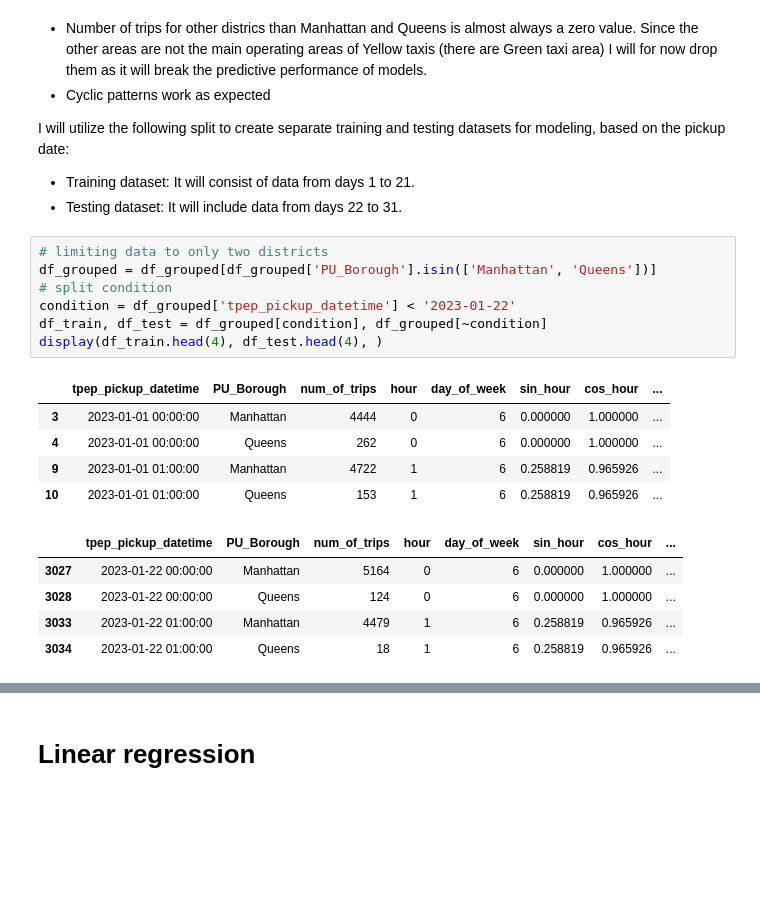
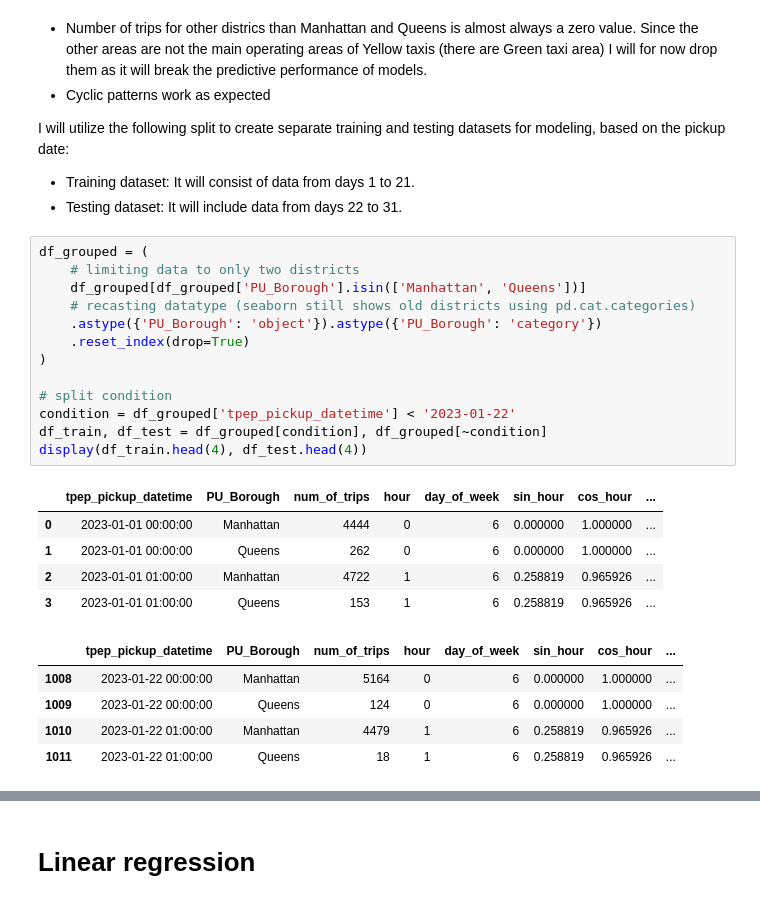
Before and after one commit to CptQuak/taxi, a Jupyter notebook: modeling/number_of_trips.ipynb, the cells around one changed output, grey strips where cells are left out. Drawn from its saved outputs; the diff is of its cells as text; blank space fills up the shorter version.

```diff
--- a/modeling/number_of_trips.ipynb
+++ b/modeling/number_of_trips.ipynb
@@ -110,20 +113,26 @@ I will utilize the following split to create separate training and testing datas
 - Training dataset: It will consist of data from days 1 to 21.
 - Testing dataset: It will include data from days 22 to 31.
 # %%
-# limiting data to only two districts
-df_grouped = df_grouped[df_grouped['PU_Borough'].isin(['Manhattan', 'Queens'])]
+df_grouped = (
+    # limiting data to only two districts
+    df_grouped[df_grouped['PU_Borough'].isin(['Manhattan', 'Queens'])]
+    # recasting datatype (seaborn still shows old districts using pd.cat.categories)
+    .astype({'PU_Borough': 'object'}).astype({'PU_Borough': 'category'})
+    .reset_index(drop=True)
+)
+
 # split condition
 condition = df_grouped['tpep_pickup_datetime'] < '2023-01-22'
 df_train, df_test = df_grouped[condition], df_grouped[~condition]
-display(df_train.head(4), df_test.head(4), )
+display(df_train.head(4), df_test.head(4))
 # %% [output]
 |  | tpep_pickup_datetime | PU_Borough | num_of_trips | hour | day_of_week | sin_hour | cos_hour | ... |
-| 3 | 2023-01-01 00:00:00 | Manhattan | 4444 | 0 | 6 | 0.000000 | 1.000000 | ... |
-| 4 | 2023-01-01 00:00:00 | Queens | 262 | 0 | 6 | 0.000000 | 1.000000 | ... |
-| 9 | 2023-01-01 01:00:00 | Manhattan | 4722 | 1 | 6 | 0.258819 | 0.965926 | ... |
-| 10 | 2023-01-01 01:00:00 | Queens | 153 | 1 | 6 | 0.258819 | 0.965926 | ... |
+| 0 | 2023-01-01 00:00:00 | Manhattan | 4444 | 0 | 6 | 0.000000 | 1.000000 | ... |
+| 1 | 2023-01-01 00:00:00 | Queens | 262 | 0 | 6 | 0.000000 | 1.000000 | ... |
+| 2 | 2023-01-01 01:00:00 | Manhattan | 4722 | 1 | 6 | 0.258819 | 0.965926 | ... |
+| 3 | 2023-01-01 01:00:00 | Queens | 153 | 1 | 6 | 0.258819 | 0.965926 | ... |
 |  | tpep_pickup_datetime | PU_Borough | num_of_trips | hour | day_of_week | sin_hour | cos_hour | ... |
-| 3027 | 2023-01-22 00:00:00 | Manhattan | 5164 | 0 | 6 | 0.000000 | 1.000000 | ... |
-| 3028 | 2023-01-22 00:00:00 | Queens | 124 | 0 | 6 | 0.000000 | 1.000000 | ... |
-| 3033 | 2023-01-22 01:00:00 | Manhattan | 4479 | 1 | 6 | 0.258819 | 0.965926 | ... |
-| 3034 | 2023-01-22 01:00:00 | Queens | 18 | 1 | 6 | 0.258819 | 0.965926 | ... |
+| 1008 | 2023-01-22 00:00:00 | Manhattan | 5164 | 0 | 6 | 0.000000 | 1.000000 | ... |
+| 1009 | 2023-01-22 00:00:00 | Queens | 124 | 0 | 6 | 0.000000 | 1.000000 | ... |
+| 1010 | 2023-01-22 01:00:00 | Manhattan | 4479 | 1 | 6 | 0.258819 | 0.965926 | ... |
+| 1011 | 2023-01-22 01:00:00 | Queens | 18 | 1 | 6 | 0.258819 | 0.965926 | ... |
```
Also changed, not shown: parts of 7 cells of this notebook.
